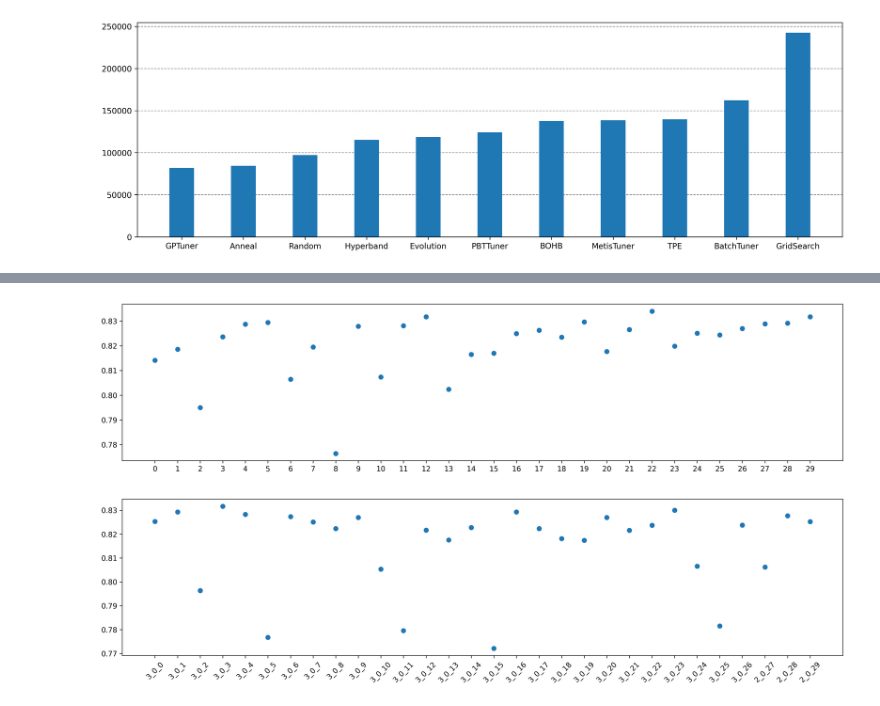
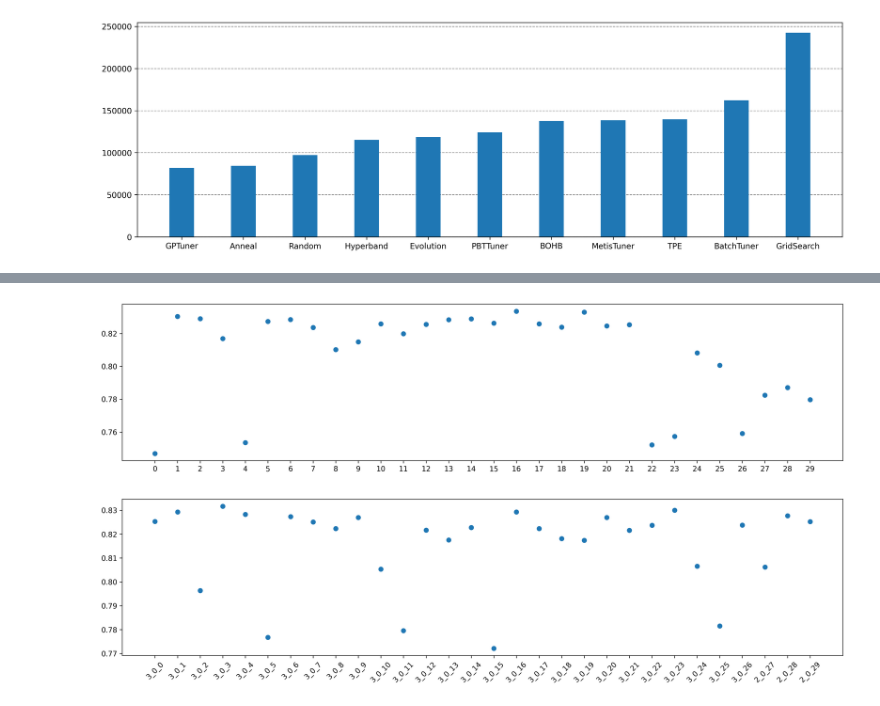
Before and after one commit to hex-hex/nni-experiments, a Jupyter notebook: notebook/ParseDB.ipynb, the cells around one changed output, grey strips where cells are left out. Drawn from its saved outputs; the diff is of its cells as text; code cells hidden in the pictures.

```diff
--- a/notebook/ParseDB.ipynb
+++ b/notebook/ParseDB.ipynb
@@ -109,13 +109,13 @@ print([i for i in all_events_df.columns])
 ['time_point', 'experiment_id', 'trial_id', 'queue', 'batch', 'hidden_factors', 'regularizer', 'duration', 'value', 'method']
 # %%
-single_method = all_events_df[all_events_df['method']=='PBTTuner']
+single_method = all_events_df[all_events_df['method']=='TPE']
 single_method = single_method.set_index('queue')
 fig, ax = plt.subplots(figsize=(18,4), dpi=300)
 plt.scatter(single_method.index,single_method['value'])
 plt.xticks(single_method.index)
 plt.show()
 # %% [output]
-[figure, old version]
+[figure, new version]
 # %%
 single_method = all_events_df[all_events_df['method']=='Hyperband']
 single_method = single_method.set_index('queue')
```
Also changed, not shown: parts of 2 cells of this notebook.
